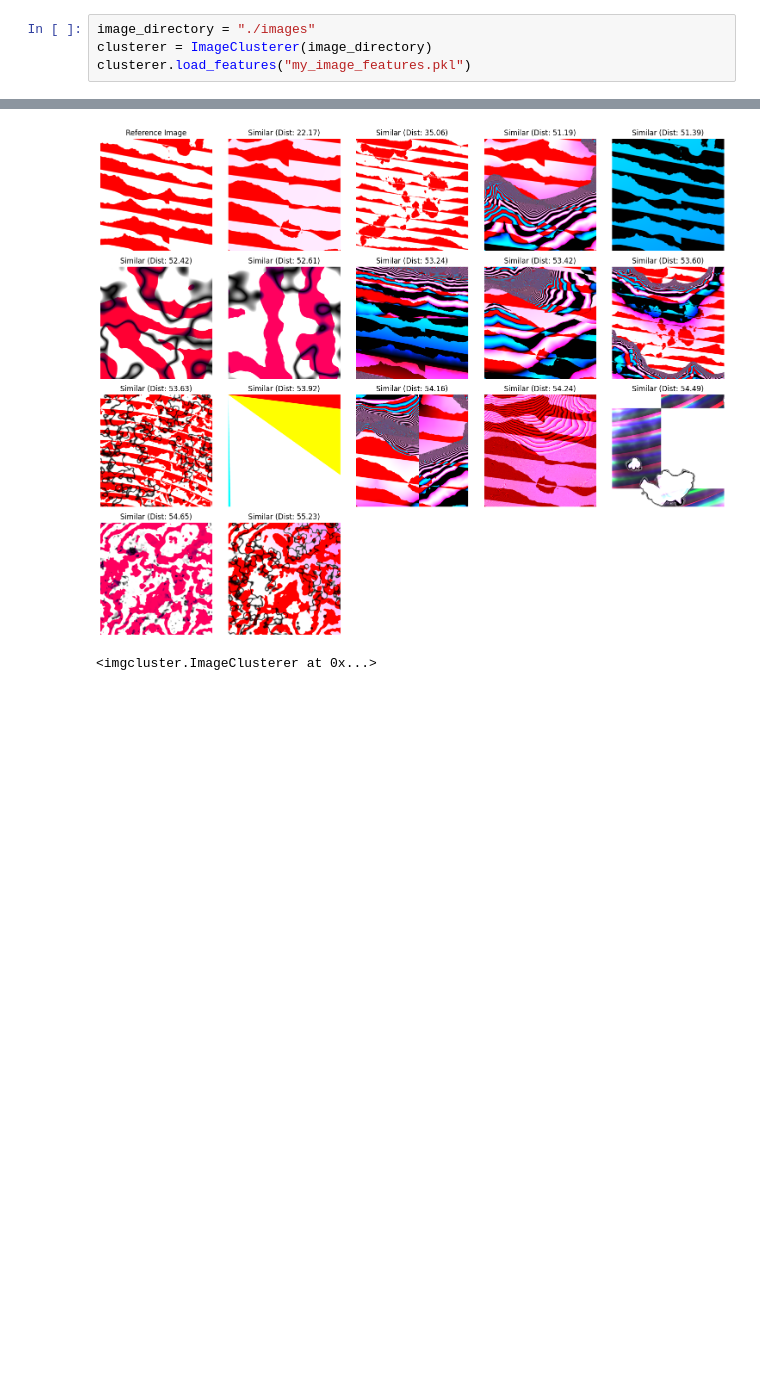
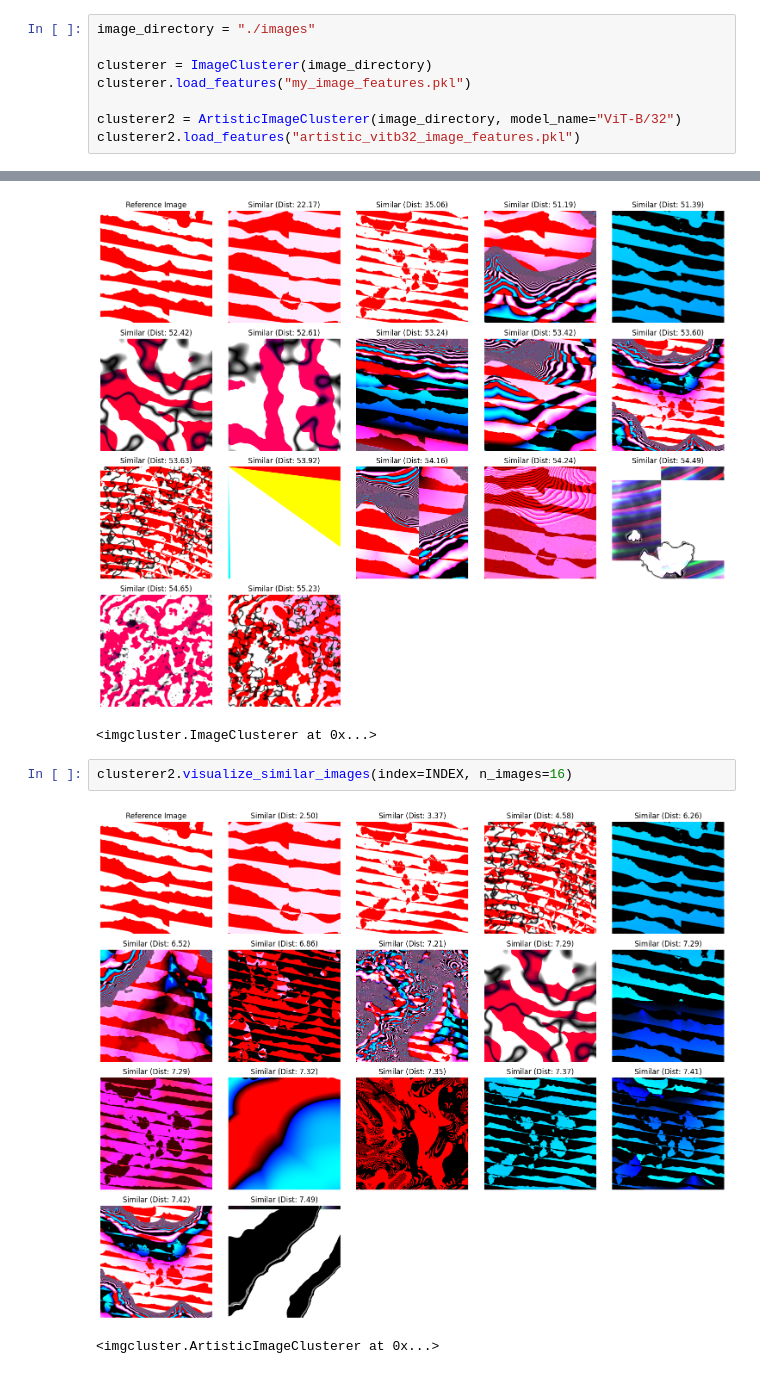
Before and after one commit to rogerallen/imgcluster, a Jupyter notebook: similar_images.ipynb, the cells around one changed output, grey strips where cells are left out. Cells and saved outputs as stored; diff of their text form; blank space fills up the shorter version.

Commit message:
add CLIP for other models

```diff
--- a/similar_images.ipynb
+++ b/similar_images.ipynb
@@ -3,5 +5,9 @@ from imgcluster import *
 # %%
 image_directory = "./images"
+
 clusterer = ImageClusterer(image_directory)
 clusterer.load_features("my_image_features.pkl")
+
+clusterer2 = ArtisticImageClusterer(image_directory, model_name="ViT-B/32")
+clusterer2.load_features("artistic_vitb32_image_features.pkl")
 # %% [output]
@@ -36,3 +44,8 @@ clusterer.visualize_similar_images(index=INDEX, n_images=16)
 # %% [output]
 [figure]
 <imgcluster.ImageClusterer at 0x...>
+# %%
+clusterer2.visualize_similar_images(index=INDEX, n_images=16)
+# %% [output]
+[figure, added]
+<imgcluster.ArtisticImageClusterer at 0x...>
```
Also changed, not shown: parts of 3 cells of this notebook, 2 other files.
